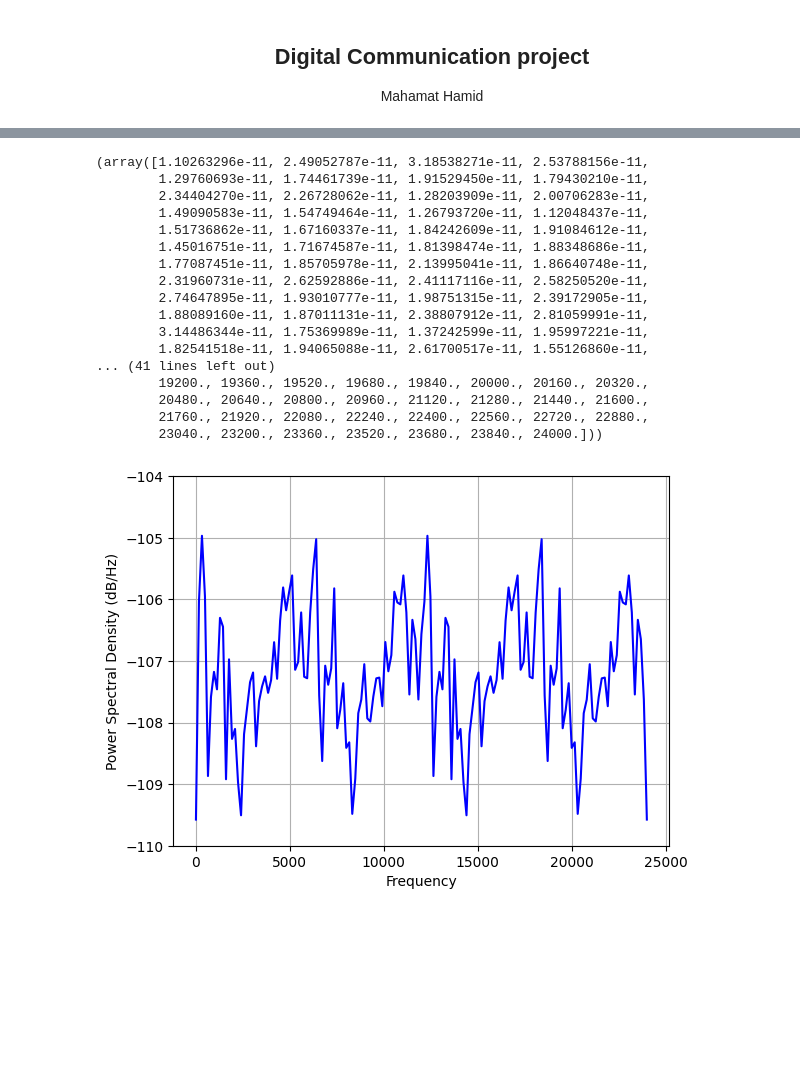
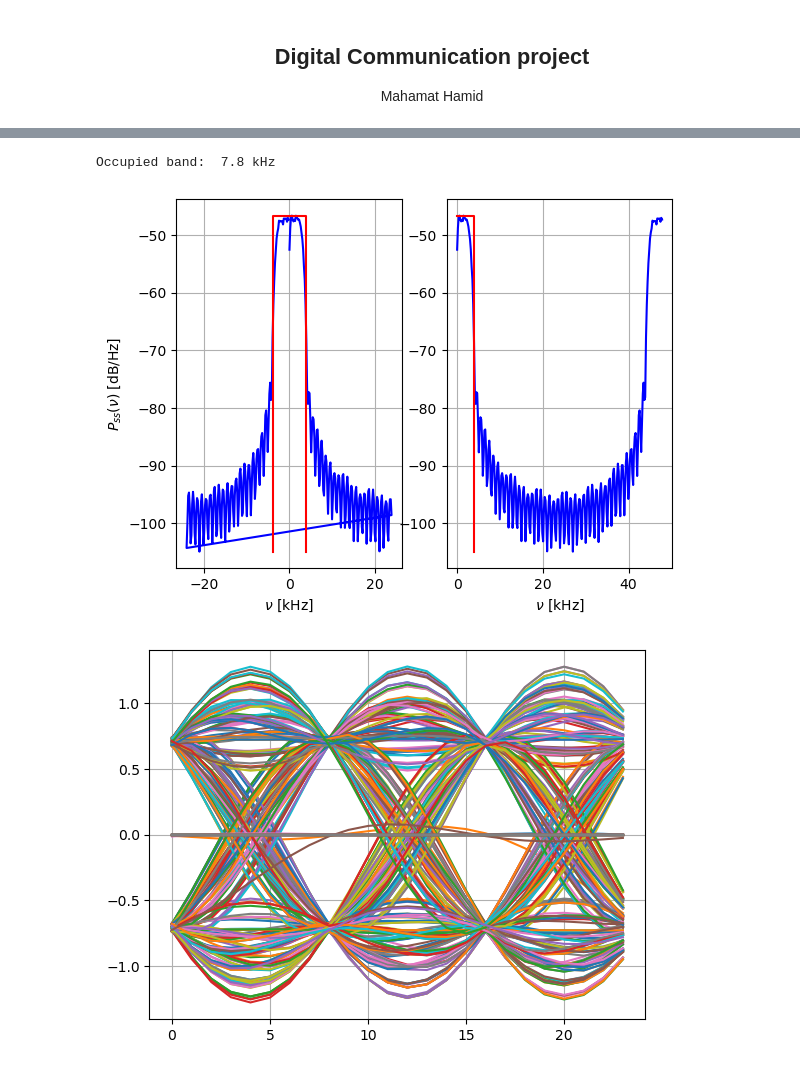
Before and after one commit to HamidMahamat/Receiver-for-digital-communication, a Jupyter notebook: main.ipynb, the cells around one changed output, grey strips where cells are left out. Saved outputs shown, nothing was run; the diff lists cells and outputs as text; code cells hidden in the pictures; blank space fills up the shorter version.

```diff
--- a/main.ipynb
+++ b/main.ipynb
@@ -17,6 +18,6 @@ m = np.random.randint(0, 2, (L,2))
 d = bit2Symbol_Mapping_QPSK_Gray(A, m)
 dech = seqSymbEch(d,F)
 
-he = filterootcos(F,β,Ω)
+he = filterootcos(β,F,Ω)
 
 s = np.convolve(he, dech)
@@ -31,21 +24,29 @@ import scipy.signal as signal
-# %%
-plt.psd(s, Fs=fe, color='blue', sides='onesided', NFFT=300, scale_by_freq=True)
-# %% [output]
-(array([1.10263296e-11, 2.49052787e-11, 3.18538271e-11, 2.53788156e-11,
-        1.29760693e-11, 1.74461739e-11, 1.91529450e-11, 1.79430210e-11,
-        2.34404270e-11, 2.26728062e-11, 1.28203909e-11, 2.00706283e-11,
-        1.49090583e-11, 1.54749464e-11, 1.26793720e-11, 1.12048437e-11,
-        1.51736862e-11, 1.67160337e-11, 1.84242609e-11, 1.91084612e-11,
-        1.45016751e-11, 1.71674587e-11, 1.81398474e-11, 1.88348686e-11,
-        1.77087451e-11, 1.85705978e-11, 2.13995041e-11, 1.86640748e-11,
-        2.31960731e-11, 2.62592886e-11, 2.41117116e-11, 2.58250520e-11,
-        2.74647895e-11, 1.93010777e-11, 1.98751315e-11, 2.39172905e-11,
-        1.88089160e-11, 1.87011131e-11, 2.38807912e-11, 2.81059991e-11,
-        3.14486344e-11, 1.75369989e-11, 1.37242599e-11, 1.95997221e-11,
-        1.82541518e-11, 1.94065088e-11, 2.61700517e-11, 1.55126860e-11,
-... (41 lines left out)
-        19200., 19360., 19520., 19680., 19840., 20000., 20160., 20320.,
-        20480., 20640., 20800., 20960., 21120., 21280., 21440., 21600.,
-        21760., 21920., 22080., 22240., 22400., 22560., 22720., 22880.,
-        23040., 23200., 23360., 23520., 23680., 23840., 24000.]))
-[figure, removed]
+# %%
+freq_u = 1e-3 # freq in kHz
+
+# Power spectral density
+freqs, val = sg.welch(s, fs=fe, return_onesided=False, scaling='density')
+
+# Occupied band
+B_occ = (1 + β) * fe/ F
+print('Occupied band: ', B_occ * freq_u, 'kHz')
+
+plt.subplot(1,2,1)
+plt.plot(freqs * freq_u, 10 * np.log10(val), color='blue')
+plt.xlabel(r'$\nu$ [kHz]')
+plt.ylabel(r'$P_{ss}(\nu)$ [dB/Hz]')
+max_psd = 10 * np.log10(np.max(val))
+min_psd = 10 * np.log10(np.min(val))
+x_f = (B_occ/2) * freq_u
+plt.plot([-x_f, -x_f, x_f,x_f], [min_psd, max_psd, max_psd, min_psd], color='red', label='Occupied band')
+plt.grid()
+
+plt.subplot(1,2,2)
+freqs[freqs < 0] = freqs[freqs < 0] + fe # Shift to have the negative frequencies at the end
+plt.plot(freqs * freq_u, 10 * np.log10(val), color='blue')
+plt.xlabel(r'$\nu$ [kHz]')
+plt.plot([0, x_f,x_f], [ max_psd, max_psd, min_psd], color='red', label='Occupied band')
+plt.grid()
+# %% [output]
+Occupied band:  7.8 kHz
+[figure, added]
@@ -51,0 +60,5 @@ plt.psd(s, Fs=fe, color='blue', sides='onesided', NFFT=300, scale_by_freq=True)
+# %%
+plt.plot(np.arange(0, 3*F), np.real(Z))
+plt.grid()
+# %% [output]
+[figure, added]
```
Also changed, not shown: parts of 8 cells of this notebook.
